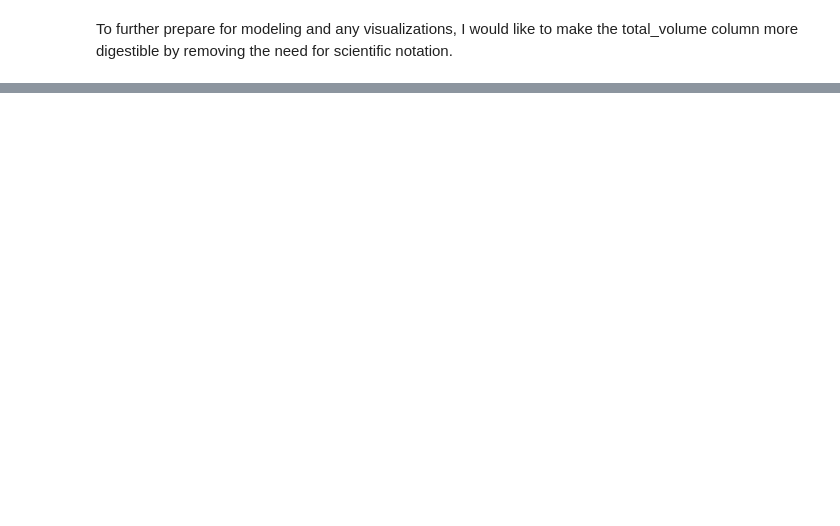
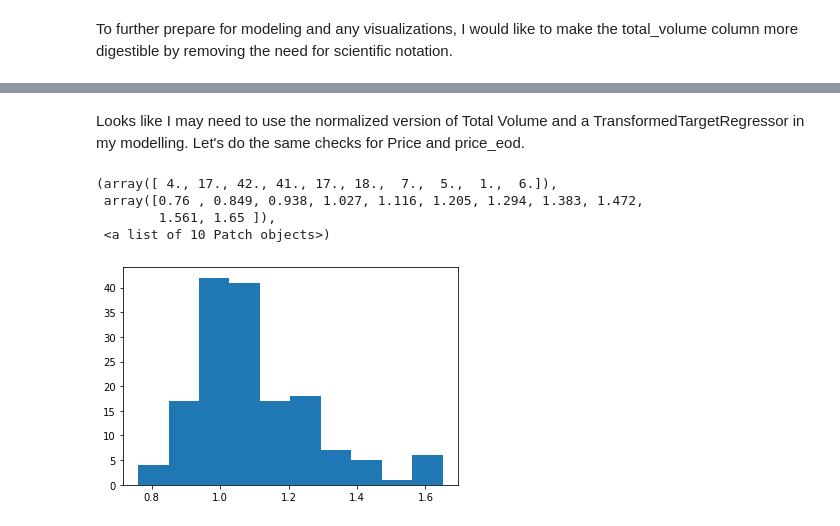
Before and after one commit to melissammcmillan/price_elasticity_of_avocados, a Jupyter notebook: 1_Avocado_EDA.ipynb, the cells around one changed output, grey strips where cells are left out. Drawn from its saved outputs; the diff is of its cells as text; code cells hidden in the pictures; blank space fills up the shorter version.

```diff
--- a/1_Avocado_EDA.ipynb
+++ b/1_Avocado_EDA.ipynb
@@ -388,0 +412,10 @@ See the caveats in the documentation: https://pandas.pydata.org/pandas-docs/stab
+# %% [markdown]
+Looks like I may need to use the normalized version of Total Volume and a TransformedTargetRegressor in my modelling. Let's do the same checks for Price and price_eod.
+# %%
+plt.hist(total_us_filtered['averageprice'])
+# %% [output]
+(array([ 4., 17., 42., 41., 17., 18.,  7.,  5.,  1.,  6.]),
+ array([0.76 , 0.849, 0.938, 1.027, 1.116, 1.205, 1.294, 1.383, 1.472,
+        1.561, 1.65 ]),
+ <a list of 10 Patch objects>)
+[figure, added]
```
Also changed, not shown: parts of 6 cells of this notebook, 1 other file.
